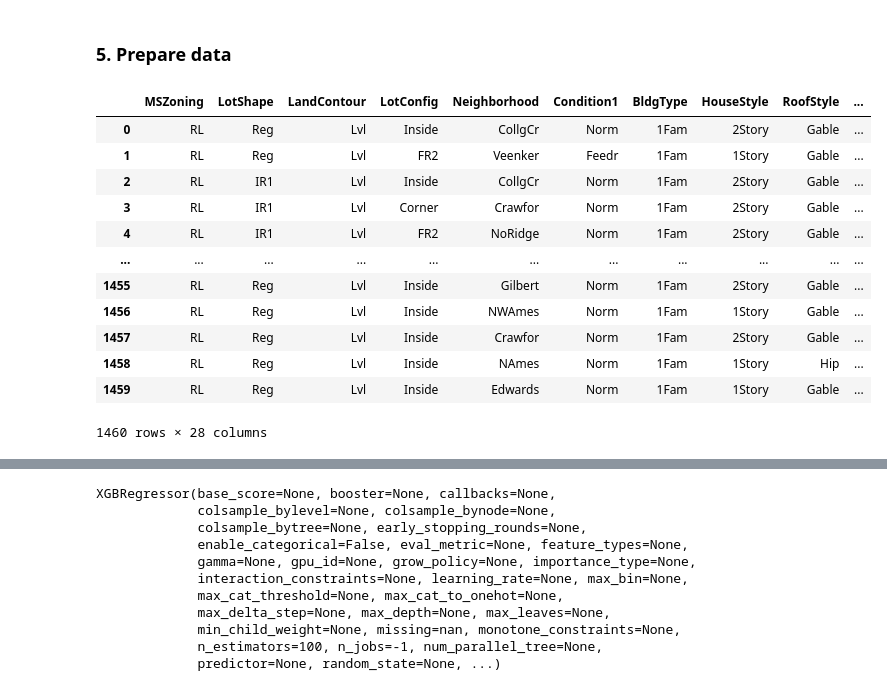
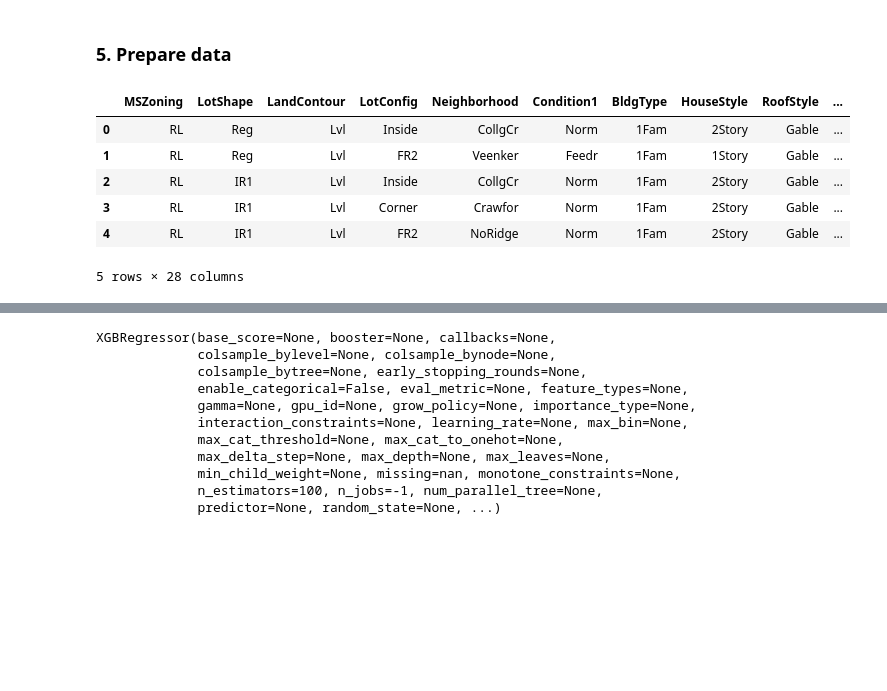
Before and after one commit to AmineMrabet12/dsp-amine-mrabet, a Jupyter notebook: notebooks/house-prices-modeling.ipynb, the cells around one changed output, grey strips where cells are left out. Drawn from its saved outputs; the diff is of its cells as text; code cells hidden in the pictures; blank space fills up the shorter version.

```diff
--- a/notebooks/house-prices-modeling.ipynb
+++ b/notebooks/house-prices-modeling.ipynb
@@ -112,21 +112,15 @@ from sklearn.preprocessing import OneHotEncoder, LabelEncoder
 # %%
 encoder = OneHotEncoder(sparse_output=False)
 # %%
-df.select_dtypes(include = ['object'])
+df.select_dtypes(include = ['object']).head()
 # %% [output]
 |  | MSZoning | LotShape | LandContour | LotConfig | Neighborhood | Condition1 | BldgType | HouseStyle | RoofStyle | ... |
 | 0 | RL | Reg | Lvl | Inside | CollgCr | Norm | 1Fam | 2Story | Gable | ... |
 | 1 | RL | Reg | Lvl | FR2 | Veenker | Feedr | 1Fam | 1Story | Gable | ... |
 | 2 | RL | IR1 | Lvl | Inside | CollgCr | Norm | 1Fam | 2Story | Gable | ... |
 | 3 | RL | IR1 | Lvl | Corner | Crawfor | Norm | 1Fam | 2Story | Gable | ... |
 | 4 | RL | IR1 | Lvl | FR2 | NoRidge | Norm | 1Fam | 2Story | Gable | ... |
-| ... | ... | ... | ... | ... | ... | ... | ... | ... | ... | ... |
-| 1455 | RL | Reg | Lvl | Inside | Gilbert | Norm | 1Fam | 2Story | Gable | ... |
-| 1456 | RL | Reg | Lvl | Inside | NWAmes | Norm | 1Fam | 1Story | Gable | ... |
-| 1457 | RL | Reg | Lvl | Inside | Crawfor | Norm | 1Fam | 2Story | Gable | ... |
-| 1458 | RL | Reg | Lvl | Inside | NAmes | Norm | 1Fam | 1Story | Hip | ... |
-| 1459 | RL | Reg | Lvl | Inside | Edwards | Norm | 1Fam | 1Story | Gable | ... |
-1460 rows × 28 columns
+5 rows × 28 columns
 # %%
 from joblib import dump, load
 
```
Also changed, not shown: parts of 25 cells of this notebook, 4 other files.
